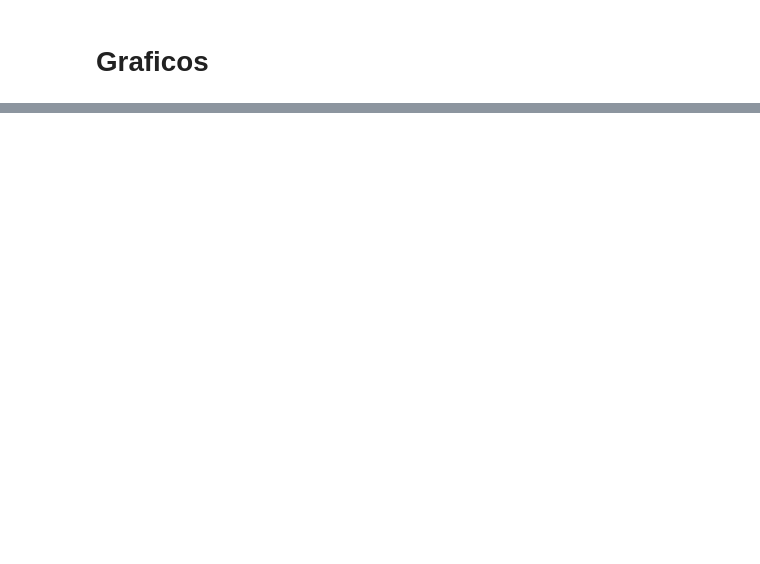
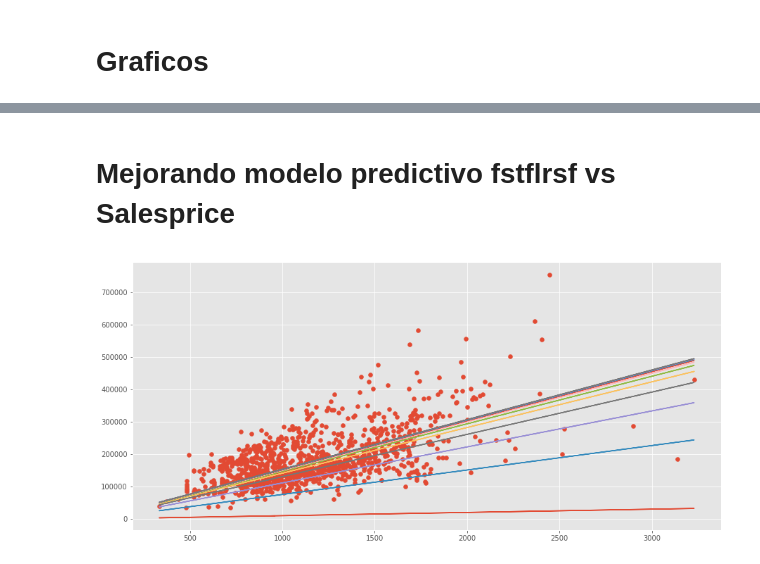
Before and after one commit to ariel91/Python, a Jupyter notebook: Tareas/19002065_final_RegresionLineal.ipynb, the cells around one changed output, grey strips where cells are left out. Saved outputs shown, nothing was run; the diff lists cells and outputs as text; code cells hidden in the pictures; blank space fills up the shorter version.

```diff
--- a/Tareas/19002065_final_RegresionLineal.ipynb
+++ b/Tareas/19002065_final_RegresionLineal.ipynb
@@ -256,0 +192,11 @@ import pandas as pd
+# %% [markdown]
+# Mejorando modelo predictivo fstflrsf vs Salesprice
+# %%
+fig=plt.figure(figsize=(15,7))
+plt.scatter(entrenamiento_com[:, 2],salesprice)
+
+for i in range(0, len(r2), 10):
+        aprox_y=yhat_c(entrenamiento_com[:, 2],r2.get(i))
+        plt.plot(entrenamiento_com[:, 2],aprox_y)
+# %% [output]
+[figure, added]
```
Also changed, not shown: parts of 53 cells of this notebook.
